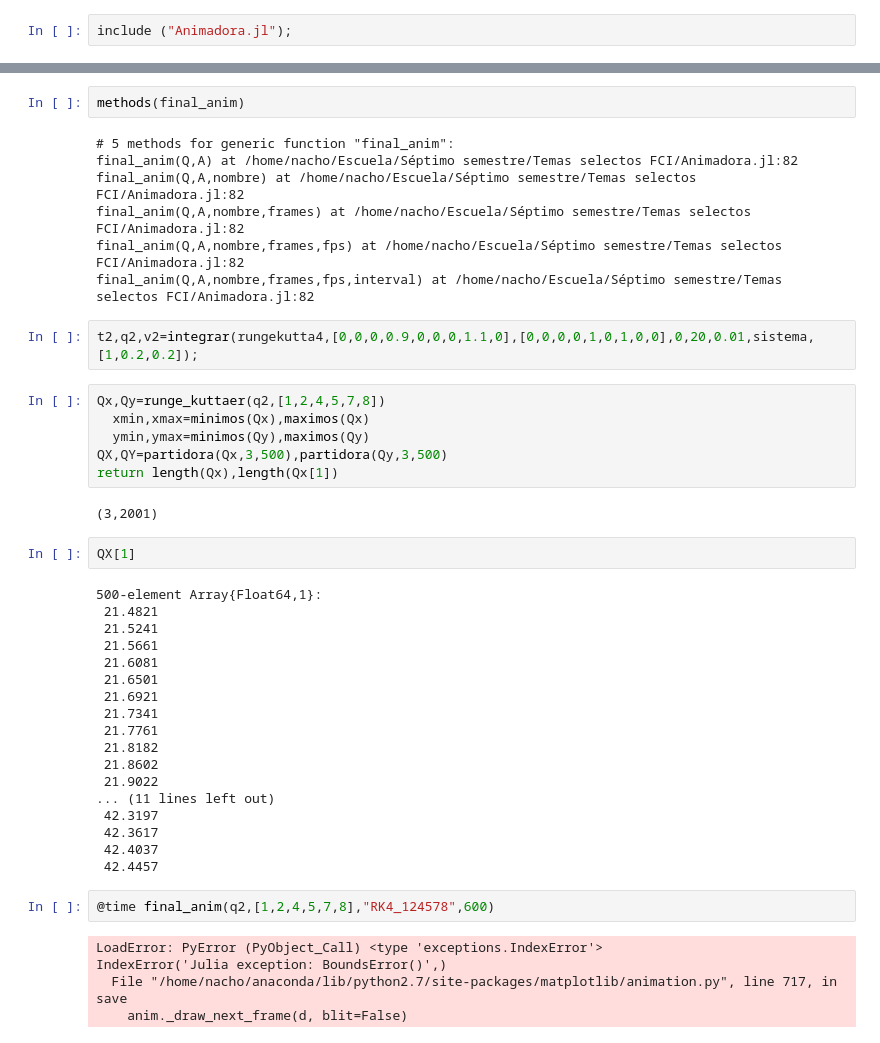
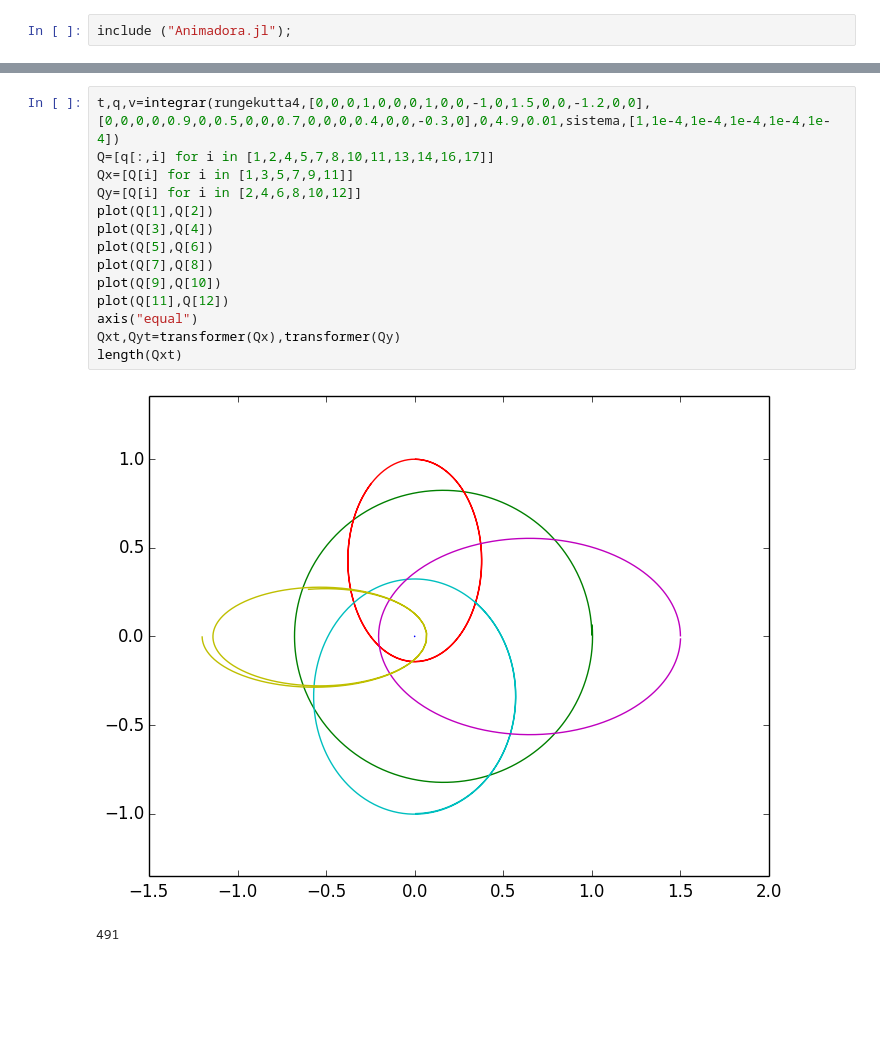
Before and after one commit to spinacho/Escuela, a Jupyter notebook: Séptimo semestre/Temas selectos FCI/Primera animacion.ipynb, the cells around one changed output, grey strips where cells are left out. Saved outputs shown, nothing was run; the diff lists cells and outputs as text; blank space fills up the shorter version.

```diff
--- a/Séptimo semestre/Temas selectos FCI/Primera animacion.ipynb
+++ b/Séptimo semestre/Temas selectos FCI/Primera animacion.ipynb
@@ -55,46 +25,17 @@ while loading In[63], in expression starting on line 56
-# %%
-methods(final_anim)
-# %% [output]
-# 5 methods for generic function "final_anim":
-final_anim(Q,A) at /home/nacho/Escuela/Séptimo semestre/Temas selectos FCI/Animadora.jl:82
-final_anim(Q,A,nombre) at /home/nacho/Escuela/Séptimo semestre/Temas selectos FCI/Animadora.jl:82
-final_anim(Q,A,nombre,frames) at /home/nacho/Escuela/Séptimo semestre/Temas selectos FCI/Animadora.jl:82
-final_anim(Q,A,nombre,frames,fps) at /home/nacho/Escuela/Séptimo semestre/Temas selectos FCI/Animadora.jl:82
-final_anim(Q,A,nombre,frames,fps,interval) at /home/nacho/Escuela/Séptimo semestre/Temas selectos FCI/Animadora.jl:82
-# %%
-t2,q2,v2=integrar(rungekutta4,[0,0,0,0.9,0,0,0,1.1,0],[0,0,0,0,1,0,1,0,0],0,20,0.01,sistema,[1,0.2,0.2]);
-# %%
-Qx,Qy=runge_kuttaer(q2,[1,2,4,5,7,8])
-  xmin,xmax=minimos(Qx),maximos(Qx)
-  ymin,ymax=minimos(Qy),maximos(Qy)
-QX,QY=partidora(Qx,3,500),partidora(Qy,3,500)
-return length(Qx),length(Qx[1])
-# %% [output]
-(3,2001)
-# %%
-QX[1]
-# %% [output]
-500-element Array{Float64,1}:
- 21.4821
- 21.5241
- 21.5661
- 21.6081
- 21.6501
- 21.6921
- 21.7341
- 21.7761
- 21.8182
- 21.8602
- 21.9022
-... (11 lines left out)
- 42.3197
- 42.3617
- 42.4037
- 42.4457
-# %%
-@time final_anim(q2,[1,2,4,5,7,8],"RK4_124578",600)
-# %% [output]
-LoadError: PyError (PyObject_Call) <type 'exceptions.IndexError'>
-IndexError('Julia exception: BoundsError()',)
-  File "/home/nacho/anaconda/lib/python2.7/site-packages/matplotlib/animation.py", line 717, in save
-    anim._draw_next_frame(d, blit=False)
+# %%
+t,q,v=integrar(rungekutta4,[0,0,0,1,0,0,0,1,0,0,-1,0,1.5,0,0,-1.2,0,0],[0,0,0,0,0.9,0,0.5,0,0,0.7,0,0,0,0.4,0,0,-0.3,0],0,4.9,0.01,sistema,[1,1e-4,1e-4,1e-4,1e-4,1e-4])
+Q=[q[:,i] for i in [1,2,4,5,7,8,10,11,13,14,16,17]]
+Qx=[Q[i] for i in [1,3,5,7,9,11]]
+Qy=[Q[i] for i in [2,4,6,8,10,12]]
+plot(Q[1],Q[2])
+plot(Q[3],Q[4])
+plot(Q[5],Q[6])
+plot(Q[7],Q[8])
+plot(Q[9],Q[10])
+plot(Q[11],Q[12])
+axis("equal")
+Qxt,Qyt=transformer(Qx),transformer(Qy)
+length(Qxt)
+# %% [output]
+[figure, added]
+491
```
Also changed, not shown: parts of 13 cells of this notebook, 3 other files.
